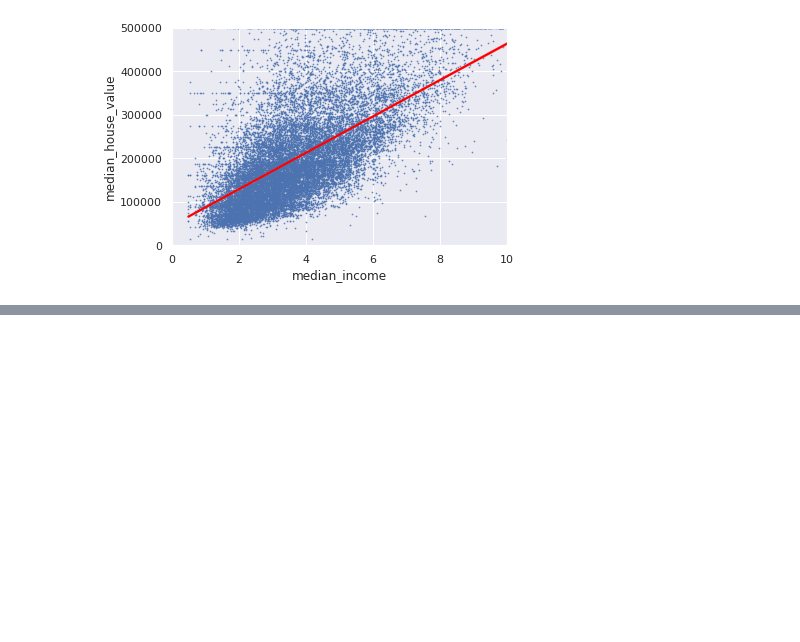
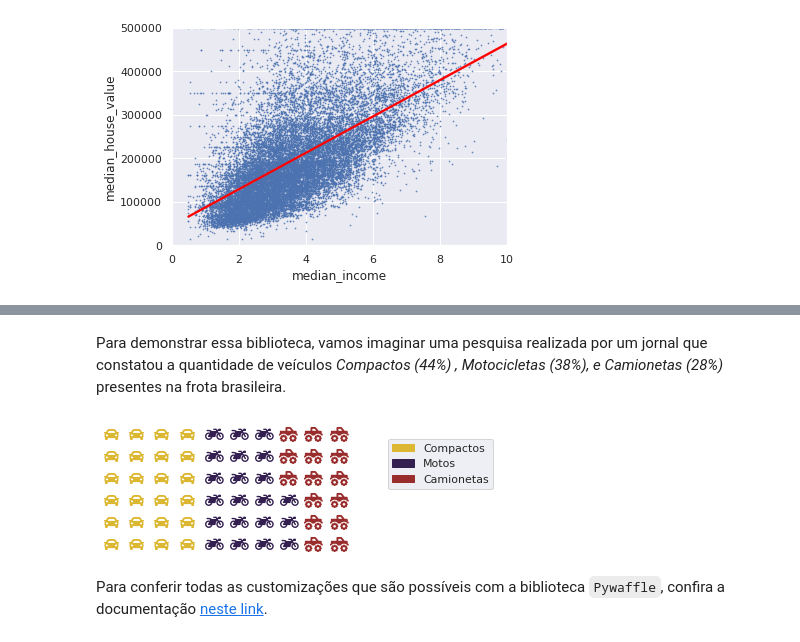
Before and after one commit to marcosilvaa/dados_estudos, a Jupyter notebook: Visualização_Gráfica.ipynb, the cells around one changed output, grey strips where cells are left out. Saved outputs shown, nothing was run; the diff lists cells and outputs as text; code cells hidden in the pictures; blank space fills up the shorter version.

```diff
--- a/Visualização_Gráfica.ipynb
+++ b/Visualização_Gráfica.ipynb
@@ -451,0 +499,31 @@ plt.show()
+# %% [markdown]
+Para demonstrar essa biblioteca, vamos imaginar uma pesquisa realizada por um jornal que constatou a quantidade de veículos *Compactos (44%)
+, Motocicletas (38%), e Camionetas (28%)*
+presentes na frota brasileira.
+# %%
+# importando bibliotecas
+from pywaffle import Waffle
+
+# plotando Waffle Chart
+fig, plt.figure(
+                FigureClass=Waffle,
+                rows=6,
+                columns=10,
+                colors = ["#DCB732", "#332050", "#992D2D"], # cor de cada ícone
+                values={"Compactos": 44,
+                        "Motos": 38,
+                        "Camionetas": 28},
+                icons = ["car" ,"motorcycle", "truck-monster"], # definindo ícones
+                legend={"loc": "upper left",  #posicionamento da legenda
+                        "bbox_to_anchor": (1.2,1)},
+                interval_ratio_x=3, # espaçamento no eixo X
+                interval_ratio_y=2.5,    # espaçamento no eixo Y
+                icon_size=15
+)
+
+fig.set_tight_layout(False)
+plt.show()
+# %% [output]
+[figure, added]
+# %% [markdown]
+Para conferir todas as customizações que são possíveis com a biblioteca `Pywaffle`, confira a documentação [neste link](https://pywaffle.readthedocs.io/en/latest/).
```
Also changed, not shown: parts of 23 cells of this notebook.
